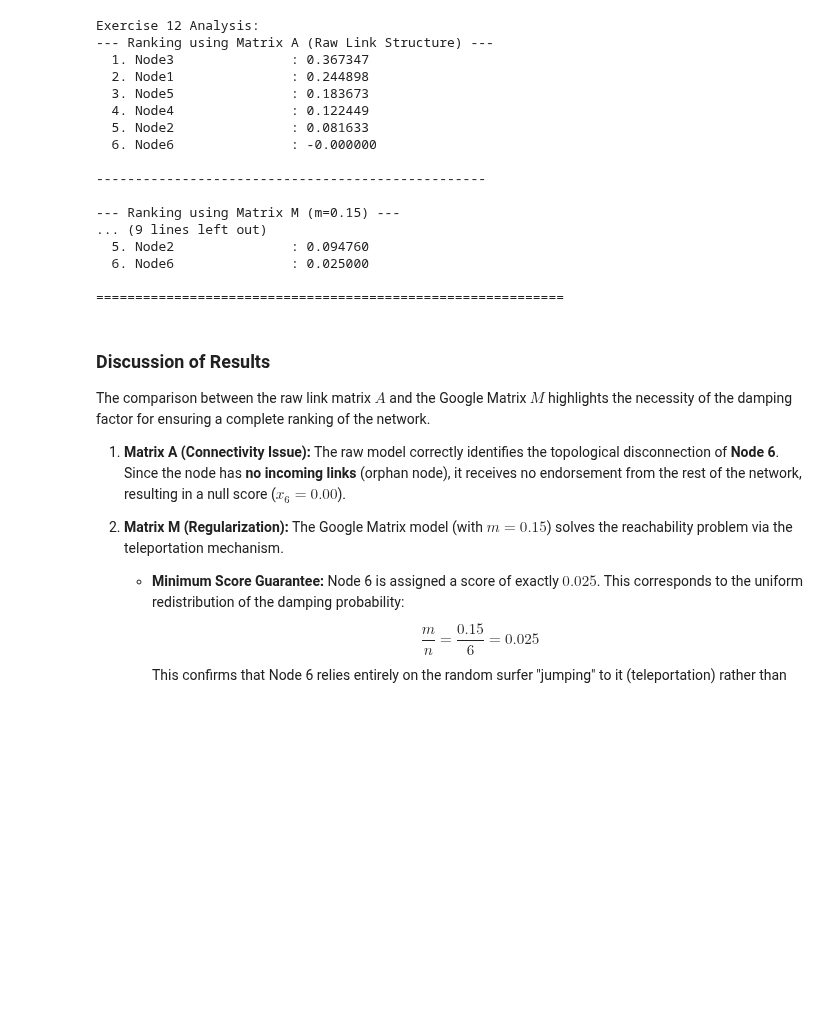
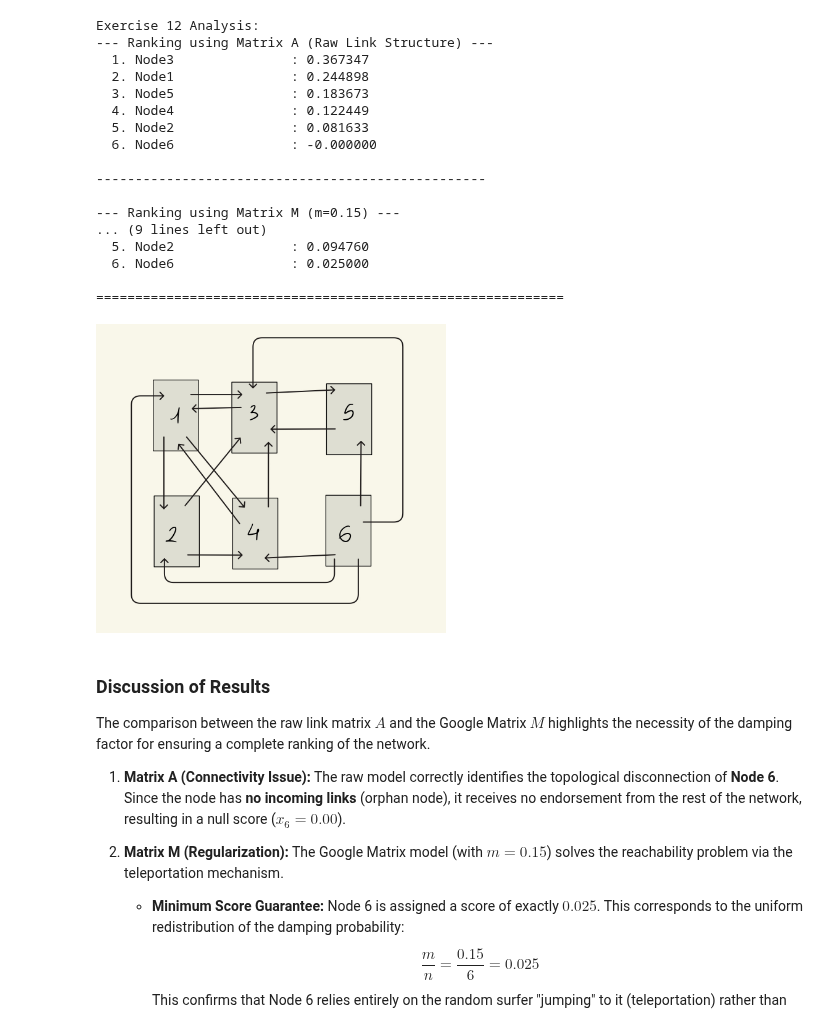
Before and after one commit to gioindia/Homework_1, a Jupyter notebook: Homework1.ipynb, the cells around one changed output. Saved outputs shown, nothing was run; the diff lists cells and outputs as text; code cells hidden in the pictures; blank space fills up the shorter version.

Commit message:
added graph12 image

```diff
--- a/Homework1.ipynb
+++ b/Homework1.ipynb
@@ -431,6 +431,10 @@ Exercise 12 Analysis:
   6. Node6               : 0.025000
 
 ============================================================
+# %%
+display(Image(filename="Graphs/Graph12.png", width=350))
+# %% [output]
+[figure, added]
 # %% [markdown]
 ### Discussion of Results
 
```
Also changed, not shown: 2 other files.
